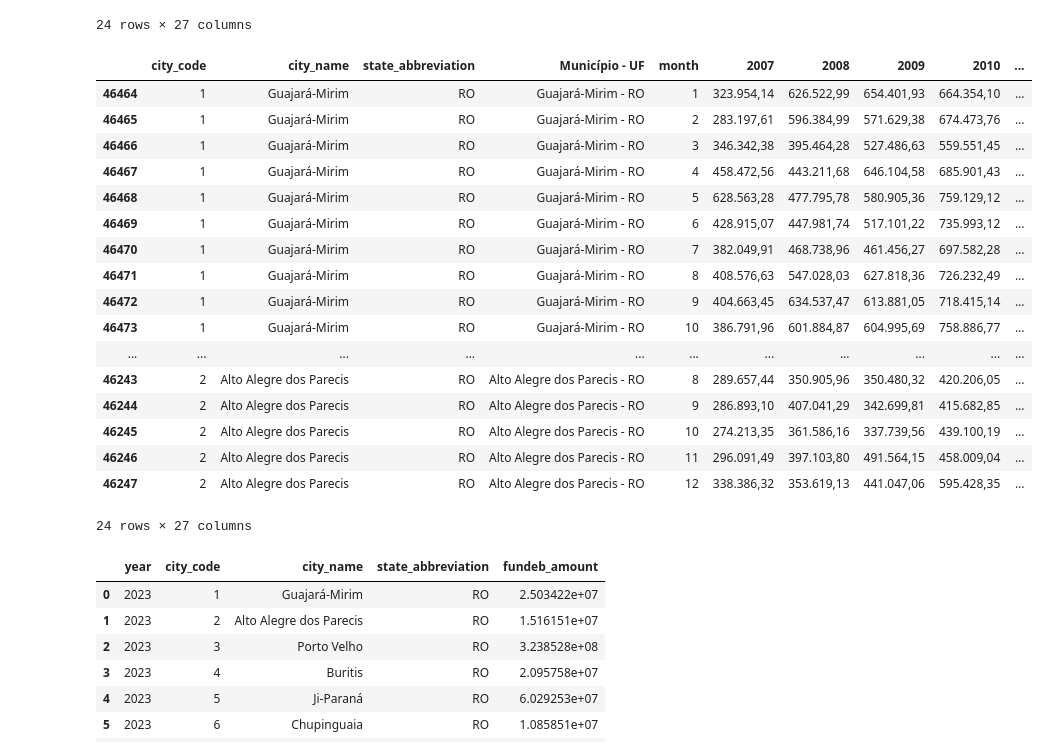
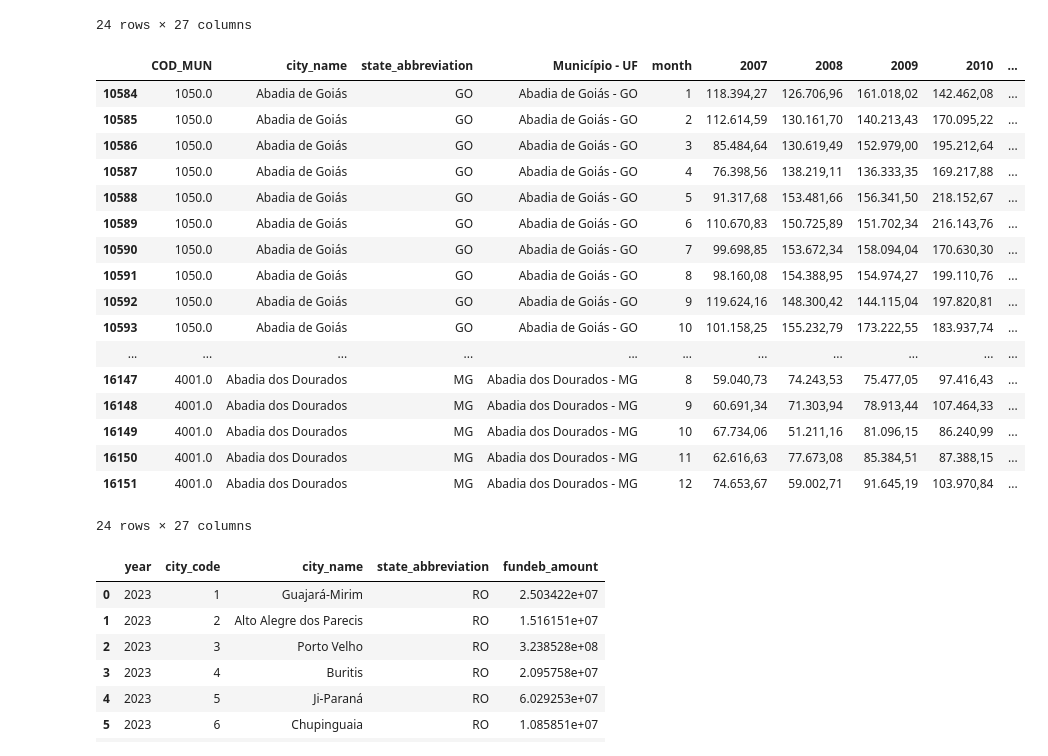
Before and after one commit to 1IAST-G29/tech-challenge-fase3, a Jupyter notebook: src/data/notebooks/fundeb.ipynb, the cells around one changed output. Saved outputs shown, nothing was run; the diff lists cells and outputs as text; code cells hidden in the pictures.

```diff
--- a/src/data/notebooks/fundeb.ipynb
+++ b/src/data/notebooks/fundeb.ipynb
@@ -41,37 +41,35 @@ fundeb.sort_values(by=['COD_MUN', 'Município', 'Mês']).head(24)
 # %%
 # Renomear colunas
 fundeb = fundeb.rename(columns={
-    'COD_MUN': 'city_code',
     'Município': 'city_name',
     'UF': 'state_abbreviation',
     'Mês': 'month'})
 
 # Remove as 3 linhas vazias
 fundeb = fundeb.dropna(subset=['city_name'])
 
 # Mudar city_code e month para int
-fundeb['city_code'] = fundeb['city_code'].astype(int)
 fundeb['month'] = fundeb['month'].astype(int)
 
-fundeb.sort_values(by=['city_code', 'city_name', 'month']).head(24)
+fundeb.sort_values(by=['city_name', 'month']).head(24)
 # %% [output]
-|  | city_code | city_name | state_abbreviation | Município - UF | month | 2007 | 2008 | 2009 | 2010 | ... |
-| 46464 | 1 | Guajará-Mirim | RO | Guajará-Mirim - RO | 1 | 323.954,14 | 626.522,99 | 654.401,93 | 664.354,10 | ... |
-| 46465 | 1 | Guajará-Mirim | RO | Guajará-Mirim - RO | 2 | 283.197,61 | 596.384,99 | 571.629,38 | 674.473,76 | ... |
-| 46466 | 1 | Guajará-Mirim | RO | Guajará-Mirim - RO | 3 | 346.342,38 | 395.464,28 | 527.486,63 | 559.551,45 | ... |
-| 46467 | 1 | Guajará-Mirim | RO | Guajará-Mirim - RO | 4 | 458.472,56 | 443.211,68 | 646.104,58 | 685.901,43 | ... |
-| 46468 | 1 | Guajará-Mirim | RO | Guajará-Mirim - RO | 5 | 628.563,28 | 477.795,78 | 580.905,36 | 759.129,12 | ... |
-| 46469 | 1 | Guajará-Mirim | RO | Guajará-Mirim - RO | 6 | 428.915,07 | 447.981,74 | 517.101,22 | 735.993,12 | ... |
-| 46470 | 1 | Guajará-Mirim | RO | Guajará-Mirim - RO | 7 | 382.049,91 | 468.738,96 | 461.456,27 | 697.582,28 | ... |
-| 46471 | 1 | Guajará-Mirim | RO | Guajará-Mirim - RO | 8 | 408.576,63 | 547.028,03 | 627.818,36 | 726.232,49 | ... |
-| 46472 | 1 | Guajará-Mirim | RO | Guajará-Mirim - RO | 9 | 404.663,45 | 634.537,47 | 613.881,05 | 718.415,14 | ... |
-| 46473 | 1 | Guajará-Mirim | RO | Guajará-Mirim - RO | 10 | 386.791,96 | 601.884,87 | 604.995,69 | 758.886,77 | ... |
+|  | COD_MUN | city_name | state_abbreviation | Município - UF | month | 2007 | 2008 | 2009 | 2010 | ... |
+| 10584 | 1050.0 | Abadia de Goiás | GO | Abadia de Goiás - GO | 1 | 118.394,27 | 126.706,96 | 161.018,02 | 142.462,08 | ... |
+| 10585 | 1050.0 | Abadia de Goiás | GO | Abadia de Goiás - GO | 2 | 112.614,59 | 130.161,70 | 140.213,43 | 170.095,22 | ... |
+| 10586 | 1050.0 | Abadia de Goiás | GO | Abadia de Goiás - GO | 3 | 85.484,64 | 130.619,49 | 152.979,00 | 195.212,64 | ... |
+| 10587 | 1050.0 | Abadia de Goiás | GO | Abadia de Goiás - GO | 4 | 76.398,56 | 138.219,11 | 136.333,35 | 169.217,88 | ... |
+| 10588 | 1050.0 | Abadia de Goiás | GO | Abadia de Goiás - GO | 5 | 91.317,68 | 153.481,66 | 156.341,50 | 218.152,67 | ... |
+| 10589 | 1050.0 | Abadia de Goiás | GO | Abadia de Goiás - GO | 6 | 110.670,83 | 150.725,89 | 151.702,34 | 216.143,76 | ... |
+| 10590 | 1050.0 | Abadia de Goiás | GO | Abadia de Goiás - GO | 7 | 99.698,85 | 153.672,34 | 158.094,04 | 170.630,30 | ... |
+| 10591 | 1050.0 | Abadia de Goiás | GO | Abadia de Goiás - GO | 8 | 98.160,08 | 154.388,95 | 154.974,27 | 199.110,76 | ... |
+| 10592 | 1050.0 | Abadia de Goiás | GO | Abadia de Goiás - GO | 9 | 119.624,16 | 148.300,42 | 144.115,04 | 197.820,81 | ... |
+| 10593 | 1050.0 | Abadia de Goiás | GO | Abadia de Goiás - GO | 10 | 101.158,25 | 155.232,79 | 173.222,55 | 183.937,74 | ... |
 | ... | ... | ... | ... | ... | ... | ... | ... | ... | ... | ... |
-| 46243 | 2 | Alto Alegre dos Parecis | RO | Alto Alegre dos Parecis - RO | 8 | 289.657,44 | 350.905,96 | 350.480,32 | 420.206,05 | ... |
-| 46244 | 2 | Alto Alegre dos Parecis | RO | Alto Alegre dos Parecis - RO | 9 | 286.893,10 | 407.041,29 | 342.699,81 | 415.682,85 | ... |
-| 46245 | 2 | Alto Alegre dos Parecis | RO | Alto Alegre dos Parecis - RO | 10 | 274.213,35 | 361.586,16 | 337.739,56 | 439.100,19 | ... |
-| 46246 | 2 | Alto Alegre dos Parecis | RO | Alto Alegre dos Parecis - RO | 11 | 296.091,49 | 397.103,80 | 491.564,15 | 458.009,04 | ... |
-| 46247 | 2 | Alto Alegre dos Parecis | RO | Alto Alegre dos Parecis - RO | 12 | 338.386,32 | 353.619,13 | 441.047,06 | 595.428,35 | ... |
+| 16147 | 4001.0 | Abadia dos Dourados | MG | Abadia dos Dourados - MG | 8 | 59.040,73 | 74.243,53 | 75.477,05 | 97.416,43 | ... |
+| 16148 | 4001.0 | Abadia dos Dourados | MG | Abadia dos Dourados - MG | 9 | 60.691,34 | 71.303,94 | 78.913,44 | 107.464,33 | ... |
+| 16149 | 4001.0 | Abadia dos Dourados | MG | Abadia dos Dourados - MG | 10 | 67.734,06 | 51.211,16 | 81.096,15 | 86.240,99 | ... |
+| 16150 | 4001.0 | Abadia dos Dourados | MG | Abadia dos Dourados - MG | 11 | 62.616,63 | 77.673,08 | 85.384,51 | 87.388,15 | ... |
+| 16151 | 4001.0 | Abadia dos Dourados | MG | Abadia dos Dourados - MG | 12 | 74.653,67 | 59.002,71 | 91.645,19 | 103.970,84 | ... |
 24 rows × 27 columns
 # %%
 # Lista dos anos de 2023 a 2025
```
Also changed, not shown: parts of 1 cell of this notebook, 11 other files.
